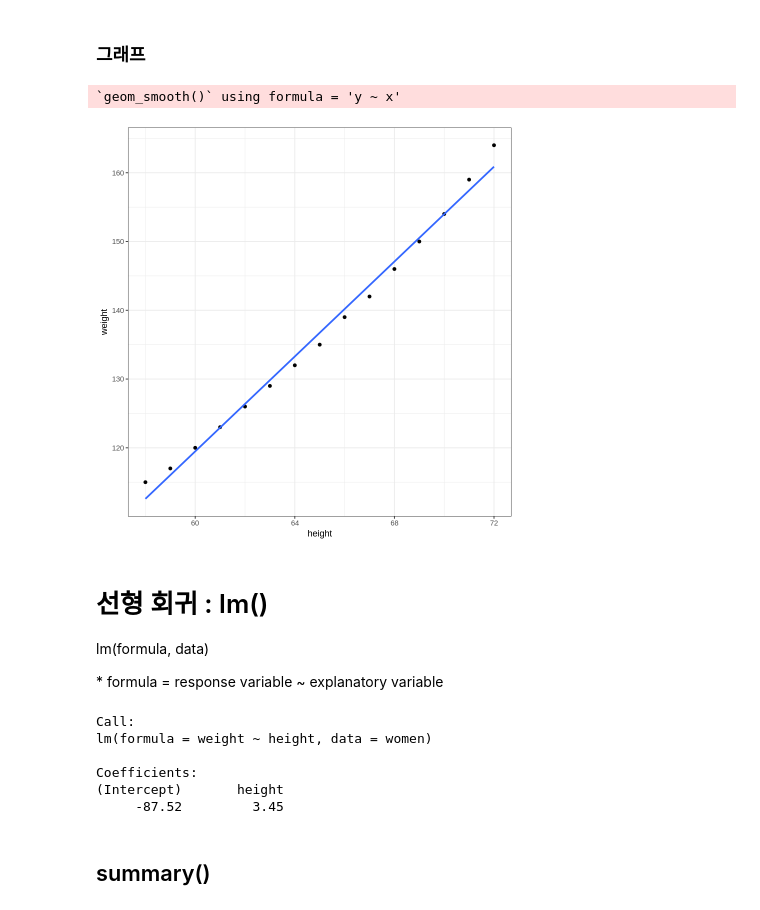
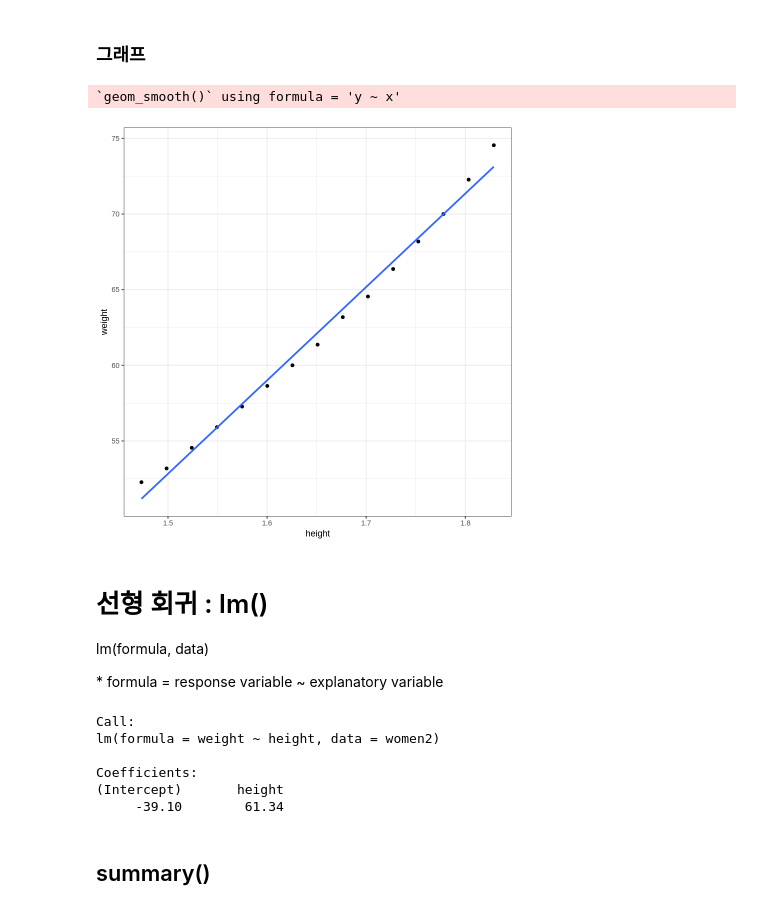
Before and after one commit to tarutear/2025-1, a Jupyter notebook: Introduction_to_Regression_in_R.ipynb, the cells around one changed output. Saved outputs shown, nothing was run; the diff lists cells and outputs as text; code cells hidden in the pictures.

```diff
--- a/Introduction_to_Regression_in_R.ipynb
+++ b/Introduction_to_Regression_in_R.ipynb
@@ -39,3 +22,7 @@ A data.frame: 6 × 2
 | 4 | 61 | 123 |
 | 5 | 62 | 126 |
 | 6 | 63 | 129 |
+# %%
+women2<- women %>% mutate(height = round(height * 0.0254, 2),
+weight = round(weight / 2.2,2))
+head(women2)
@@ -42,10 +39,10 @@ A data.frame: 6 × 2
 # %% [markdown]
 ### 그래프
 # %%
-ggplot(aes(x = height, y = weight), data = women) + geom_point() + geom_smooth(se = FALSE, method = "lm") + theme_bw()
+ggplot(aes(x = height, y = weight), data = women2) + geom_point() + geom_smooth(se = FALSE, method = "lm") + theme_bw()
 # %% [output]
 `geom_smooth()` using formula = 'y ~ x'
-[figure, old version]
+[figure, new version]
 # %% [markdown]
 # 선형 회귀 : lm()
 
@@ -55,12 +52,12 @@ lm(formula, data)
 # %%
 ?lm
 # %%
-lm(weight ~ height, data = women)
+lm(weight ~ height, data = women2)
 # %% [output]
 Call:
-lm(formula = weight ~ height, data = women)
+lm(formula = weight ~ height, data = women2)
 
 Coefficients:
 (Intercept)       height
-     -87.52         3.45
+     -39.10        61.34
 # %%
```
Also changed, not shown: parts of 18 cells of this notebook.
